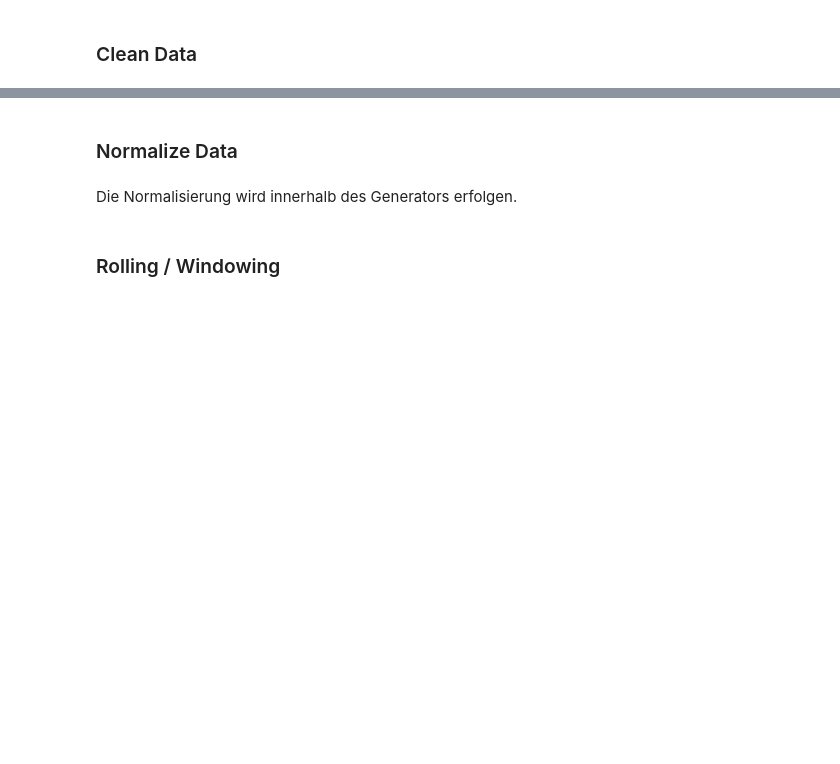
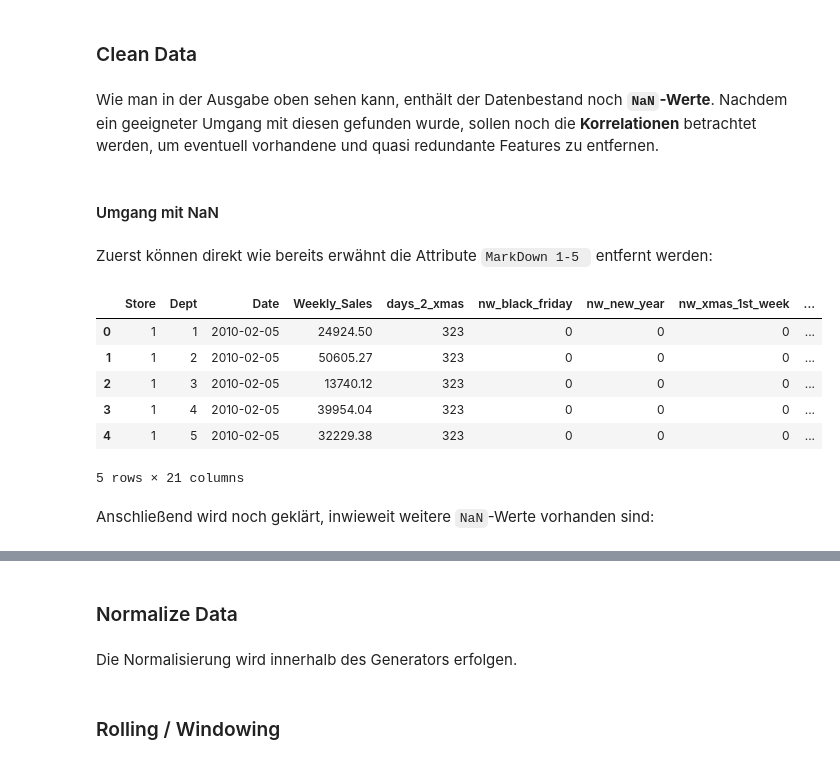
Before and after one commit to ben-haussner/data-mining-assignment, a Jupyter notebook: walmart_xmas_final_assignment.ipynb, the cells around one changed output, grey strips where cells are left out. Drawn from its saved outputs; the diff is of its cells as text; code cells hidden in the pictures; blank space fills up the shorter version.

````diff
--- a/walmart_xmas_final_assignment.ipynb
+++ b/walmart_xmas_final_assignment.ipynb
@@ -554,4 +627,20 @@ merged_all_df.head()
 # %% [markdown]
 ### Clean Data
+# %% [markdown]
+Wie man in der Ausgabe oben sehen kann, enthält der Datenbestand noch __```NaN```-Werte__. Nachdem ein geeigneter Umgang mit diesen gefunden wurde, sollen noch die __Korrelationen__ betrachtet werden, um eventuell vorhandene und quasi redundante Features zu entfernen.
+# %% [markdown]
+#### Umgang mit NaN
+# %% [markdown]
+Zuerst können direkt wie bereits erwähnt die Attribute ```MarkDown 1-5 ``` entfernt werden:
 # %%
-merged_all_df.drop(columns=['MarkDown1','MarkDown2','MarkDown3','MarkDown4','MarkDown5'],inplace=True)
+if 'MarkDown1' in merged_all_df.columns:
+    merged_all_df.drop(columns=['MarkDown1','MarkDown2','MarkDown3','MarkDown4','MarkDown5'],inplace=True)
+merged_all_df.head()
+# %% [output]
+|  | Store | Dept | Date | Weekly_Sales | days_2_xmas | nw_black_friday | nw_new_year | nw_xmas_1st_week | ... |
+| 0 | 1 | 1 | 2010-02-05 | 24924.50 | 323 | 0 | 0 | 0 | ... |
+| 1 | 1 | 2 | 2010-02-05 | 50605.27 | 323 | 0 | 0 | 0 | ... |
+| 2 | 1 | 3 | 2010-02-05 | 13740.12 | 323 | 0 | 0 | 0 | ... |
+| 3 | 1 | 4 | 2010-02-05 | 39954.04 | 323 | 0 | 0 | 0 | ... |
+| 4 | 1 | 5 | 2010-02-05 | 32229.38 | 323 | 0 | 0 | 0 | ... |
+5 rows × 21 columns
@@ -560,2 +647,4 @@ merged_all_df.head()
+# %% [markdown]
+Anschließend wird noch geklärt, inwieweit weitere ```NaN```-Werte vorhanden sind:
 # %%
 merged_all_df.isnull().sum()
````
Also changed, not shown: parts of 48 cells of this notebook.
